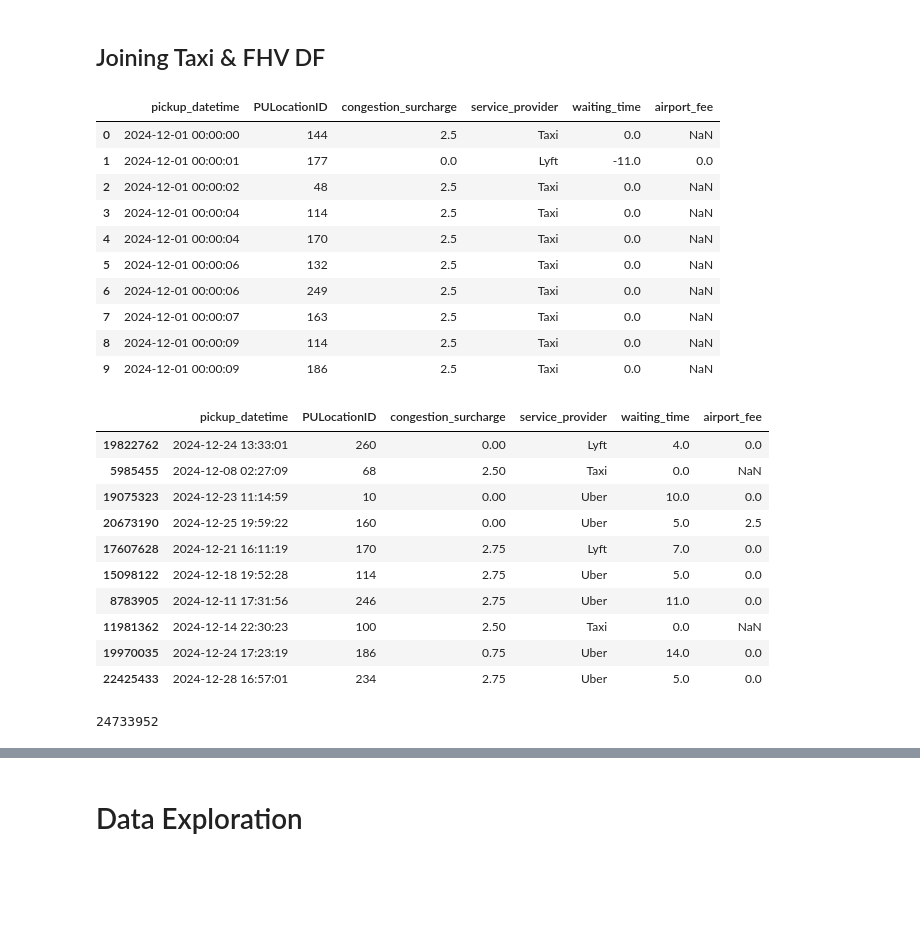
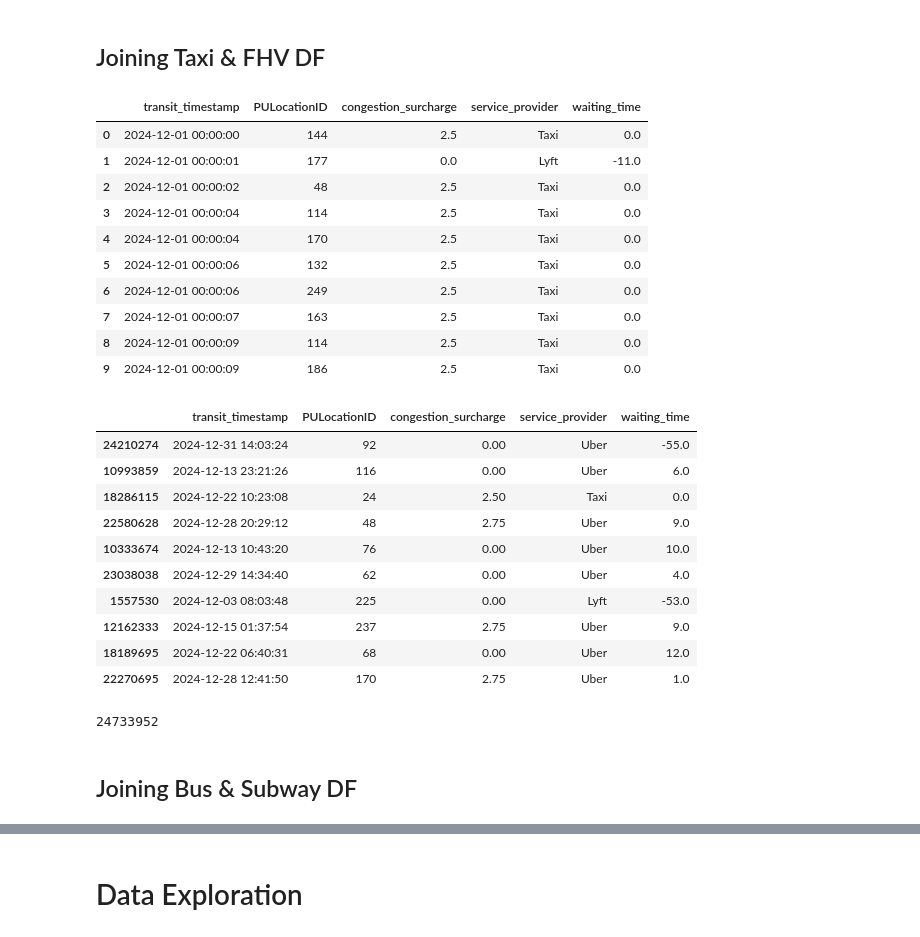
Before and after one commit to ikml-bsrn/NYC_Transportation_Demand, a Jupyter notebook: NYC_transportation_demand.ipynb, the cells around one changed output, grey strips where cells are left out. Cells and saved outputs as stored; diff of their text form; code cells hidden in the pictures; blank space fills up the shorter version.

```diff
--- a/NYC_transportation_demand.ipynb
+++ b/NYC_transportation_demand.ipynb
@@ -210,9 +196,11 @@ fhv_trip_df.drop(columns=['hvfhs_license_num',
                           'dispatching_base_num','originating_base_num',
                           'shared_request_flag','shared_match_flag','access_a_ride_flag',
                           'wav_request_flag','wav_match_flag','DOLocationID','on_scene_datetime','dropoff_datetime','trip_miles','trip_time',
-                          'base_passenger_fare','tolls','bcf','sales_tax','tips','driver_pay'
+                          'base_passenger_fare','tolls','bcf','sales_tax','tips','driver_pay','airport_fee'
                           ],
                           inplace=True)
 
+fhv_trip_df.rename(columns={'pickup_datetime':'transit_timestamp'},inplace=True)
+
 fhv_trip_df.sample(10)
 # %% [output]
@@ -230,5 +218,5 @@ fhv_trip_df.sample(10)
 # %%
-fhv_trip_df['waiting_time'] = fhv_trip_df['pickup_datetime'].dt.minute - fhv_trip_df['request_datetime'].dt.minute
+fhv_trip_df['waiting_time'] = fhv_trip_df['transit_timestamp'].dt.minute - fhv_trip_df['request_datetime'].dt.minute
 
 fhv_trip_df.head(10)
 # %% [output]
@@ -255,7 +257,7 @@ fhv_trip_df.drop(columns=['request_datetime'],inplace=True)
 taxi_trip_df['service_provider'] = 'Taxi' #Purpose: To fill in the 'service_provider' before joining the FHV DataFrame
 taxi_trip_df['waiting_time'] = 0.0 #Purpose: To fill in missing values before joining with the FHV DataFrame
 
-taxi_trip_df.rename(columns={'tpep_pickup_datetime':'pickup_datetime'}, inplace=True)
+taxi_trip_df.rename(columns={'tpep_pickup_datetime':'transit_timestamp'}, inplace=True)
 
 taxi_trip_df.drop(columns=['VendorID','passenger_count','store_and_fwd_flag',
                            'Airport_fee','improvement_surcharge','tolls_amount','tip_amount','mta_tax',
@@ -342,37 +430,39 @@ len(bus_ridership_df)
 ## Joining Taxi & FHV DF
 # %%
 trips_df = taxi_trip_df.merge(fhv_trip_df, how='outer', on=[
-    'pickup_datetime','service_provider','PULocationID','congestion_surcharge', 'waiting_time'
+    'transit_timestamp','service_provider','PULocationID','congestion_surcharge', 'waiting_time'
     ])
 
 trips_df.head(10)
 # %% [output]
-|  | pickup_datetime | PULocationID | congestion_surcharge | service_provider | waiting_time | airport_fee |
-| 0 | 2024-12-01 00:00:00 | 144 | 2.5 | Taxi | 0.0 | NaN |
-| 1 | 2024-12-01 00:00:01 | 177 | 0.0 | Lyft | -11.0 | 0.0 |
-| 2 | 2024-12-01 00:00:02 | 48 | 2.5 | Taxi | 0.0 | NaN |
-| 3 | 2024-12-01 00:00:04 | 114 | 2.5 | Taxi | 0.0 | NaN |
-| 4 | 2024-12-01 00:00:04 | 170 | 2.5 | Taxi | 0.0 | NaN |
-| 5 | 2024-12-01 00:00:06 | 132 | 2.5 | Taxi | 0.0 | NaN |
-| 6 | 2024-12-01 00:00:06 | 249 | 2.5 | Taxi | 0.0 | NaN |
-| 7 | 2024-12-01 00:00:07 | 163 | 2.5 | Taxi | 0.0 | NaN |
-| 8 | 2024-12-01 00:00:09 | 114 | 2.5 | Taxi | 0.0 | NaN |
-| 9 | 2024-12-01 00:00:09 | 186 | 2.5 | Taxi | 0.0 | NaN |
+|  | transit_timestamp | PULocationID | congestion_surcharge | service_provider | waiting_time |
+| 0 | 2024-12-01 00:00:00 | 144 | 2.5 | Taxi | 0.0 |
+| 1 | 2024-12-01 00:00:01 | 177 | 0.0 | Lyft | -11.0 |
+| 2 | 2024-12-01 00:00:02 | 48 | 2.5 | Taxi | 0.0 |
+| 3 | 2024-12-01 00:00:04 | 114 | 2.5 | Taxi | 0.0 |
+| 4 | 2024-12-01 00:00:04 | 170 | 2.5 | Taxi | 0.0 |
+| 5 | 2024-12-01 00:00:06 | 132 | 2.5 | Taxi | 0.0 |
+| 6 | 2024-12-01 00:00:06 | 249 | 2.5 | Taxi | 0.0 |
+| 7 | 2024-12-01 00:00:07 | 163 | 2.5 | Taxi | 0.0 |
+| 8 | 2024-12-01 00:00:09 | 114 | 2.5 | Taxi | 0.0 |
+| 9 | 2024-12-01 00:00:09 | 186 | 2.5 | Taxi | 0.0 |
 # %%
 trips_df.sample(10)
 # %% [output]
-|  | pickup_datetime | PULocationID | congestion_surcharge | service_provider | waiting_time | airport_fee |
-| 19822762 | 2024-12-24 13:33:01 | 260 | 0.00 | Lyft | 4.0 | 0.0 |
-| 5985455 | 2024-12-08 02:27:09 | 68 | 2.50 | Taxi | 0.0 | NaN |
-| 19075323 | 2024-12-23 11:14:59 | 10 | 0.00 | Uber | 10.0 | 0.0 |
-| 20673190 | 2024-12-25 19:59:22 | 160 | 0.00 | Uber | 5.0 | 2.5 |
-| 17607628 | 2024-12-21 16:11:19 | 170 | 2.75 | Lyft | 7.0 | 0.0 |
-| 15098122 | 2024-12-18 19:52:28 | 114 | 2.75 | Uber | 5.0 | 0.0 |
-| 8783905 | 2024-12-11 17:31:56 | 246 | 2.75 | Uber | 11.0 | 0.0 |
-| 11981362 | 2024-12-14 22:30:23 | 100 | 2.50 | Taxi | 0.0 | NaN |
-| 19970035 | 2024-12-24 17:23:19 | 186 | 0.75 | Uber | 14.0 | 0.0 |
-| 22425433 | 2024-12-28 16:57:01 | 234 | 2.75 | Uber | 5.0 | 0.0 |
+|  | transit_timestamp | PULocationID | congestion_surcharge | service_provider | waiting_time |
+| 24210274 | 2024-12-31 14:03:24 | 92 | 0.00 | Uber | -55.0 |
+| 10993859 | 2024-12-13 23:21:26 | 116 | 0.00 | Uber | 6.0 |
+| 18286115 | 2024-12-22 10:23:08 | 24 | 2.50 | Taxi | 0.0 |
+| 22580628 | 2024-12-28 20:29:12 | 48 | 2.75 | Uber | 9.0 |
+| 10333674 | 2024-12-13 10:43:20 | 76 | 0.00 | Uber | 10.0 |
+| 23038038 | 2024-12-29 14:34:40 | 62 | 0.00 | Uber | 4.0 |
+| 1557530 | 2024-12-03 08:03:48 | 225 | 0.00 | Lyft | -53.0 |
+| 12162333 | 2024-12-15 01:37:54 | 237 | 2.75 | Uber | 9.0 |
+| 18189695 | 2024-12-22 06:40:31 | 68 | 0.00 | Uber | 12.0 |
+| 22270695 | 2024-12-28 12:41:50 | 170 | 2.75 | Uber | 1.0 |
 # %%
 len(trips_df)
 # %% [output]
 24733952
+# %% [markdown]
+## Joining Bus & Subway DF
```
Also changed, not shown: parts of 49 cells of this notebook, 1 other file.
